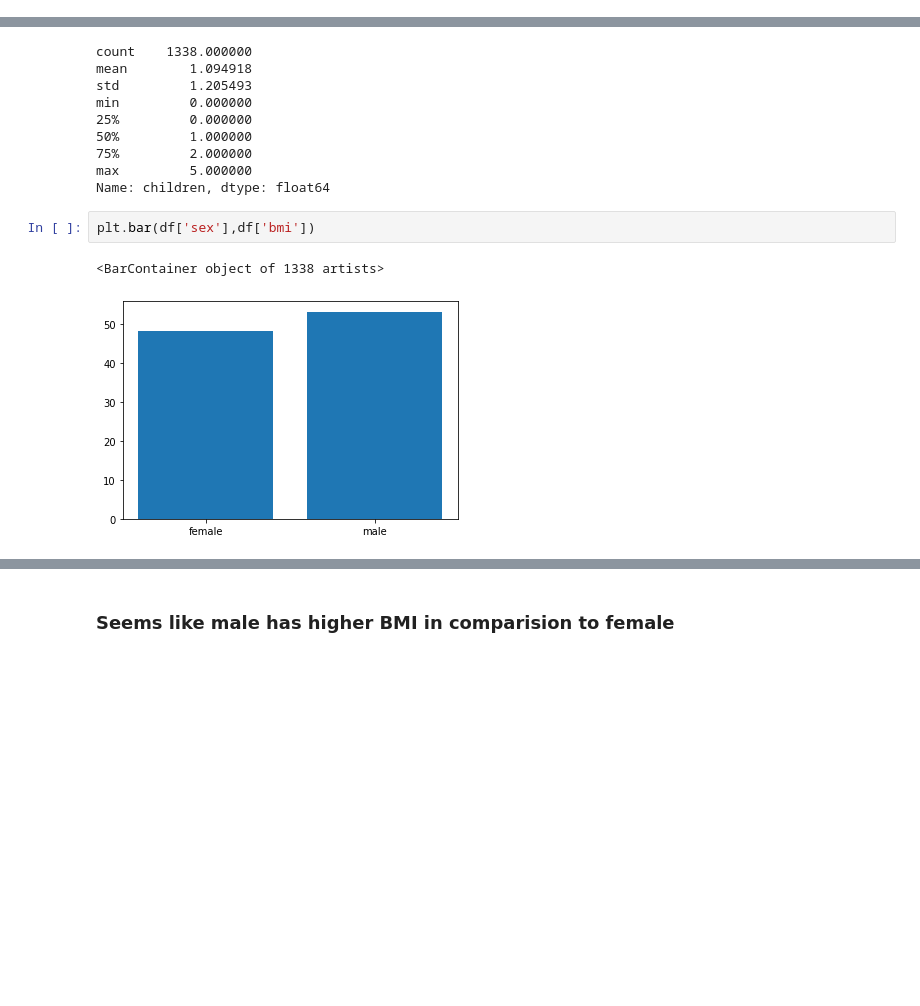
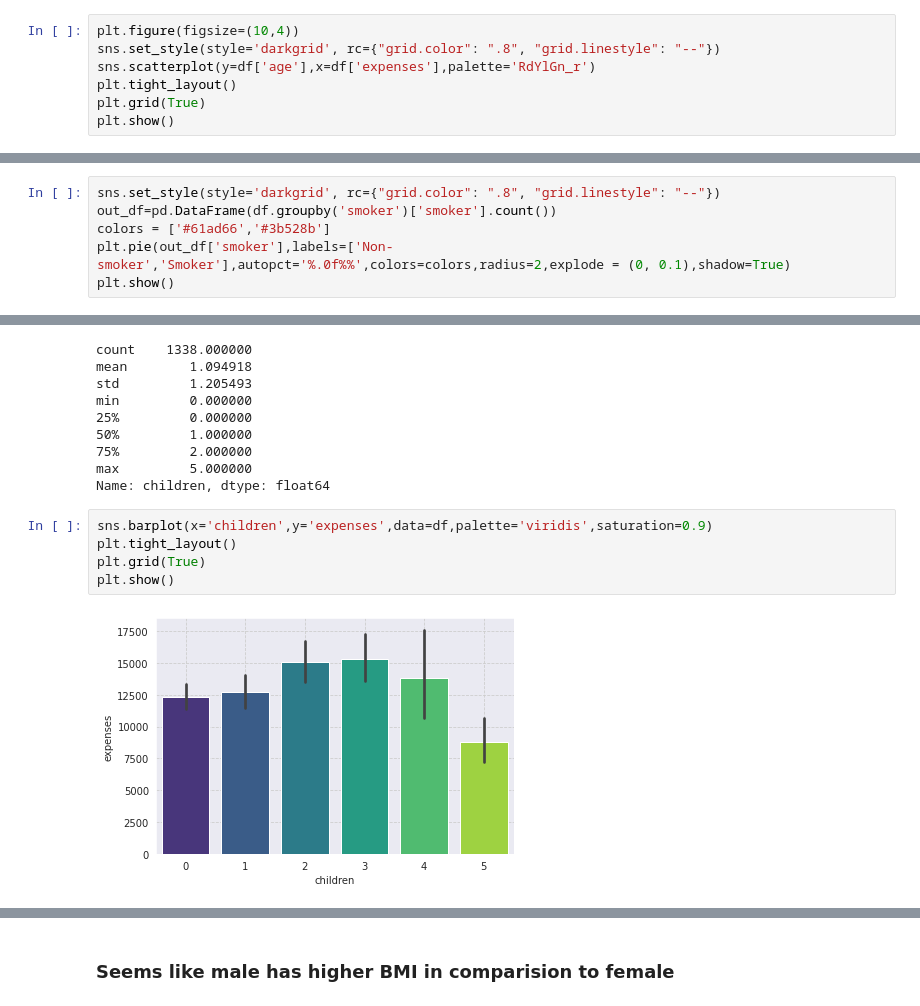
Before and after one commit to rohanpatankar926/insurance_premium_cicd_aws, a Jupyter notebook: EDA for Insurance premium prediction.ipynb, the cells around one changed output, grey strips where cells are left out. Cells and saved outputs as stored; diff of their text form; blank space fills up the shorter version.

```diff
--- a/EDA for Insurance premium prediction.ipynb
+++ b/EDA for Insurance premium prediction.ipynb
@@ -106,3 +109,10 @@ plt.hist(df['age'],bins=17)
 plt.show()
 # %% [output]
 [figure]
+# %%
+plt.figure(figsize=(10,4))
+sns.set_style(style='darkgrid', rc={"grid.color": ".8", "grid.linestyle": "--"})
+sns.scatterplot(y=df['age'],x=df['expenses'],palette='RdYlGn_r')
+plt.tight_layout()
+plt.grid(True)
+plt.show()
@@ -108,0 +123,6 @@ plt.show()
+# %%
+sns.set_style(style='darkgrid', rc={"grid.color": ".8", "grid.linestyle": "--"})
+out_df=pd.DataFrame(df.groupby('smoker')['smoker'].count())
+colors = ['#61ad66','#3b528b']
+plt.pie(out_df['smoker'],labels=['Non-smoker','Smoker'],autopct='%.0f%%',colors=colors,radius=2,explode = (0, 0.1),shadow=True)
+plt.show()
@@ -128,7 +148,9 @@ min         0.000000
 max         5.000000
 Name: children, dtype: float64
 # %%
-plt.bar(df['sex'],df['bmi'])
+sns.barplot(x='children',y='expenses',data=df,palette='viridis',saturation=0.9)
+plt.tight_layout()
+plt.grid(True)
+plt.show()
 # %% [output]
-<BarContainer object of 1338 artists>
-[figure, old version]
+[figure, new version]
```
Also changed, not shown: parts of 21 cells of this notebook.
